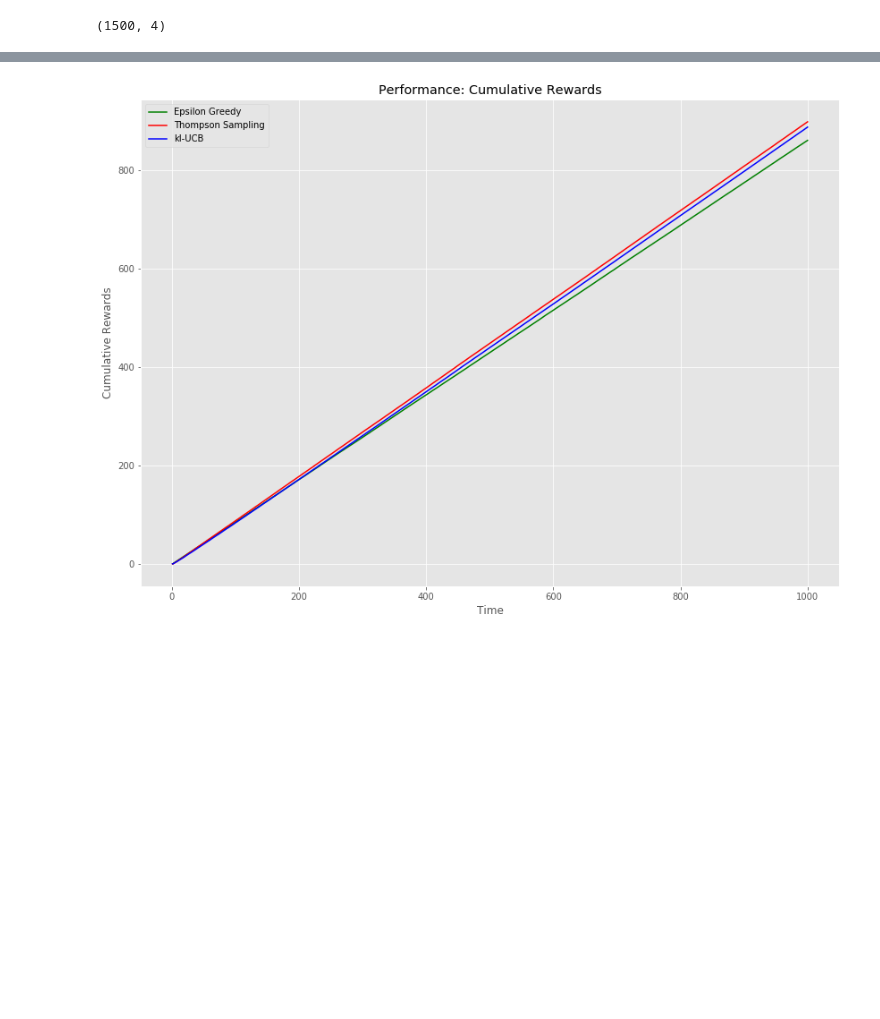
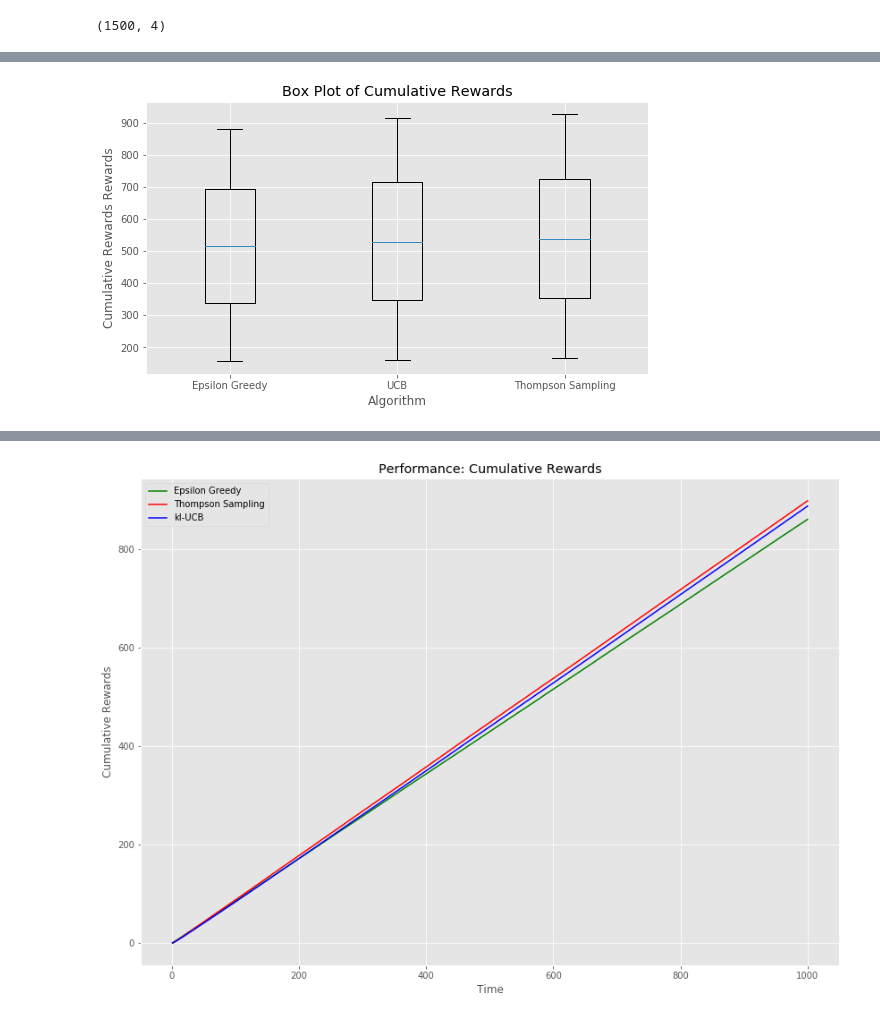
Before and after one commit to tprateek287/multi-armed-bandits, a Jupyter notebook: Simulation/MAB_Simulation.ipynb, the cells around one changed output, grey strips where cells are left out. Drawn from its saved outputs; the diff is of its cells as text; code cells hidden in the pictures; blank space fills up the shorter version.

Commit message:
Add boxplot for rewards comparison

```diff
--- a/Simulation/MAB_Simulation.ipynb
+++ b/Simulation/MAB_Simulation.ipynb
@@ -366,3 +366,15 @@ plt.show()
+# %%
+plt.figure(figsize = (9, 5))
+fig = plt.boxplot([comparison_df[comparison_df['Algorithm'] == 'Epsilon Greedy']['Cumulative Reward'],
+            comparison_df[comparison_df['Algorithm'] == 'UCB']['Cumulative Reward'],
+            comparison_df[comparison_df['Algorithm'] == 'Thompson Sampling']['Cumulative Reward']])
+plt.title('Box Plot of Cumulative Rewards')
+plt.xlabel('Algorithm')
+plt.ylabel('Cumulative Rewards Rewards')
+plt.xticks([1, 2, 3], ['Epsilon Greedy', 'UCB', 'Thompson Sampling'])
+plt.show()
+# %% [output]
+[figure, added]
 # %%
 # Export simulation data to CSV for analysis
 comparison_df.to_csv('BanditRewards.csv', index = False)
```
Also changed, not shown: parts of 4 cells of this notebook.
